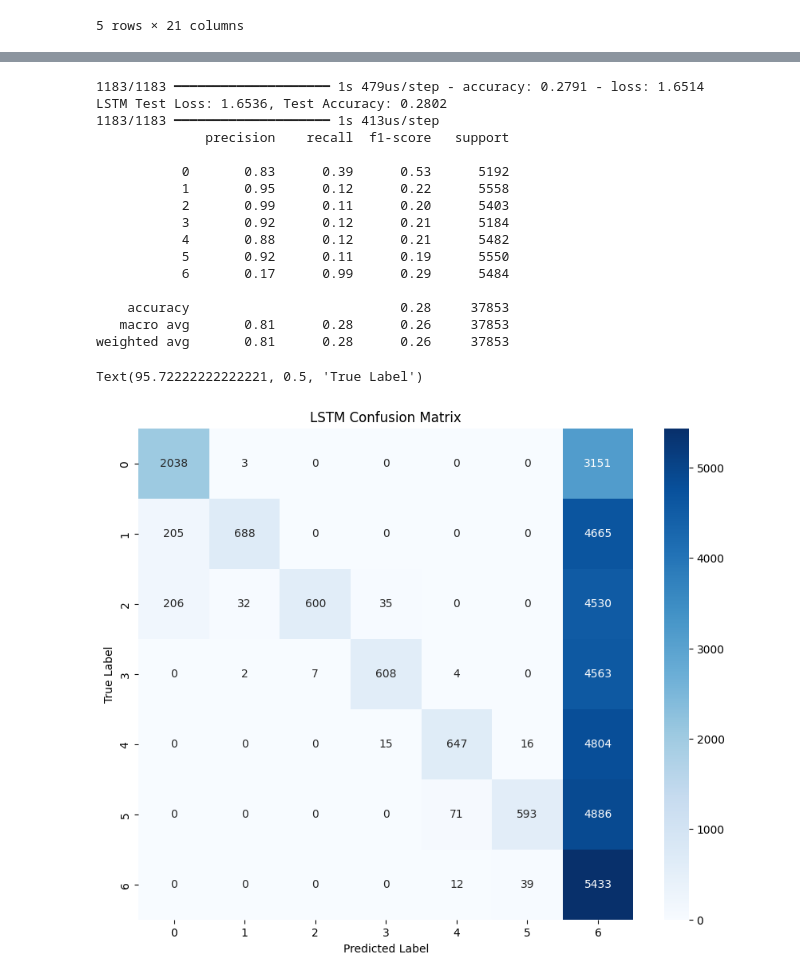
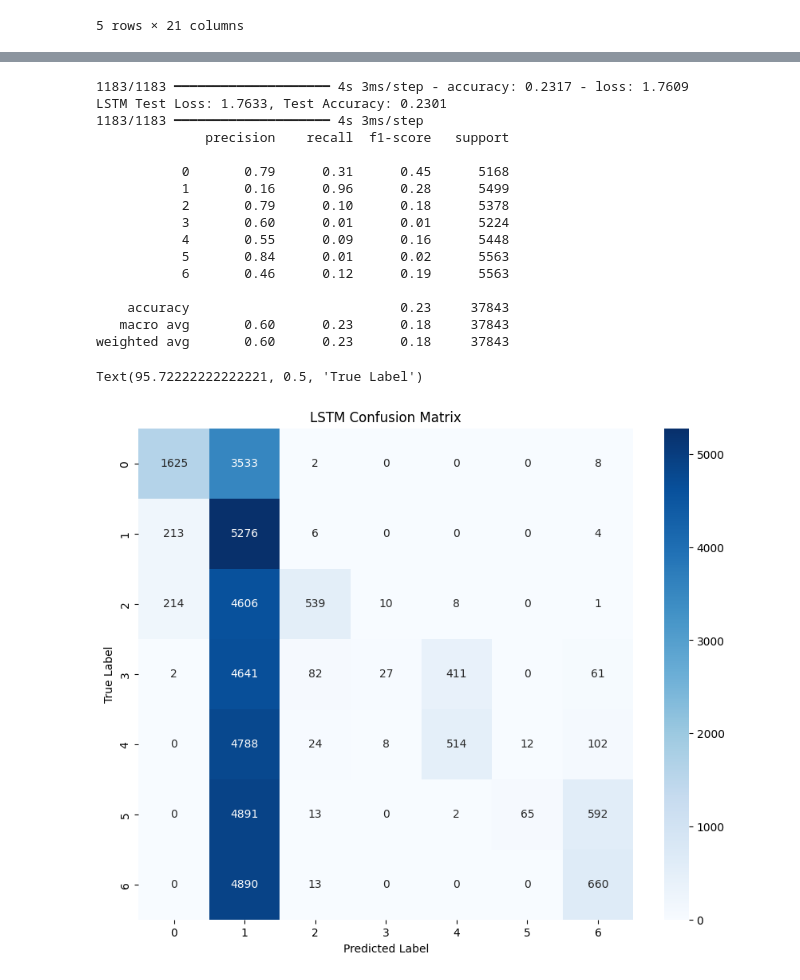
Before and after one commit to nicholastey/gnss_spoof_detector, a Jupyter notebook: spoof_detector/new.ipynb, the cells around one changed output, grey strips where cells are left out. Cells and saved outputs as stored; diff of their text form; code cells hidden in the pictures.

```diff
--- a/spoof_detector/new.ipynb
+++ b/spoof_detector/new.ipynb
@@ -930,0 +934,7 @@ X_val_no_extra_lstm = X_val_no_extra.values.reshape((X_val_no_extra.shape[0], 1,
+# %%
+def create_sequences(X, y, time_steps=10):
+    Xs, ys = [], []
+    for i in range(len(X) - time_steps):
+        Xs.append(X.iloc[i:i + time_steps].values)
+        ys.append(y.iloc[i + time_steps])  # label is at end of window
+    return np.array(Xs), np.array(ys)
@@ -936,21 +1009,32 @@ X_train_lstm.shape
 from tensorflow.keras.layers import LSTM, Dropout, Dense, BatchNormalization, Bidirectional, Input
 from tensorflow.keras.models import Model
 from tensorflow.keras.optimizers import Adam
+from tensorflow.keras.callbacks import ReduceLROnPlateau
 
 def create_lstm_model(input_shape):
     inputs = Input(shape=input_shape)
-    x = LSTM(50, return_sequences=True)(inputs)
+    x = LSTM(64, return_sequences=True)(inputs)
     x = Dropout(0.3)(x)  # Increased dropout
-    # x = LSTM(25, return_sequences=False)(x)
+    x = LSTM(25, return_sequences=False)(x)
     x = Dropout(0.3)(x)  # Increased dropout
-    x = Dense(15, activation='relu')(x)
+    x = Dense(25, activation='relu')(x)
+    x = Dropout(0.3)(x)  # Increased dropout
+    x = Dense(12, activation='relu')(x)
     x = BatchNormalization()(x)  # Batch Normalization
     outputs = Dense(7, activation='softmax')(x)
 
     model = Model(inputs, outputs)
-    optimizer = Adam(learning_rate=0.001)  # Lower learning rate
+    optimizer = Adam(learning_rate=0.01)  # Lower learning rate
     model.compile(optimizer=optimizer, loss='sparse_categorical_crossentropy', metrics=['accuracy'])
 
     return model
+
+lr_schedule = ReduceLROnPlateau(
+    monitor='val_loss',
+    factor=0.5,
+    patience=3,
+    min_lr=1e-6,
+    verbose=1
+)
 # %%
 lstm_model = create_lstm_model((X_train_lstm.shape[1], X_train_lstm.shape[2]))
@@ -961,8 +1041,9 @@ Skipping registering GPU devices...
 # %%
 # Train LSTM model
-lstm_model.fit(X_train_lstm, y_train,
-               validation_data=(X_val_lstm, y_val),
-               epochs=50,
+lstm_model.fit(X_train_lstm, y_train_lstm,
+               validation_data=(X_val_lstm, y_val_lstm),
+               epochs=1,
                batch_size=500,
-               verbose=1)
+               verbose=1,
+               callbacks=[lr_schedule])
 # %% [output]
@@ -986,35 +1051,35 @@ Epoch 50/50
 <keras.src.callbacks.history.History at 0x...>
 # %%
 # Evaluate LSTM model
-lstm_loss, lstm_accuracy = lstm_model.evaluate(X_test_lstm, y_test, verbose=1)
+lstm_loss, lstm_accuracy = lstm_model.evaluate(X_test_lstm, y_test_lstm, verbose=1)
 print(f"LSTM Test Loss: {lstm_loss:.4f}, Test Accuracy: {lstm_accuracy:.4f}")
-y_pred_lstm = np.argmax(lstm_model.predict(X_test_lstm), axis=2)
-print(classification_report(y_test, y_pred_lstm))
-cm_lstm = confusion_matrix(y_test, y_pred_lstm)
+y_pred_lstm = np.argmax(lstm_model.predict(X_test_lstm), axis=1)
+print(classification_report(y_test_lstm, y_pred_lstm))
+cm_lstm = confusion_matrix(y_test_lstm, y_pred_lstm)
 plt.figure(figsize=(10, 8))
 sns.heatmap(cm_lstm, annot=True, fmt='d', cmap='Blues')
 plt.title('LSTM Confusion Matrix')
 plt.xlabel('Predicted Label')
 plt.ylabel('True Label')
 # %% [output]
-1183/1183 ━━━━━━━━━━━━━━━━━━━━ 1s 479us/step - accuracy: 0.2791 - loss: 1.6514
-LSTM Test Loss: 1.6536, Test Accuracy: 0.2802
-1183/1183 ━━━━━━━━━━━━━━━━━━━━ 1s 413us/step
+1183/1183 ━━━━━━━━━━━━━━━━━━━━ 4s 3ms/step - accuracy: 0.2317 - loss: 1.7609
+LSTM Test Loss: 1.7633, Test Accuracy: 0.2301
+1183/1183 ━━━━━━━━━━━━━━━━━━━━ 4s 3ms/step
               precision    recall  f1-score   support
 
-           0       0.83      0.39      0.53      5192
-           1       0.95      0.12      0.22      5558
-           2       0.99      0.11      0.20      5403
-           3       0.92      0.12      0.21      5184
-           4       0.88      0.12      0.21      5482
-           5       0.92      0.11      0.19      5550
-           6       0.17      0.99      0.29      5484
+           0       0.79      0.31      0.45      5168
+           1       0.16      0.96      0.28      5499
+           2       0.79      0.10      0.18      5378
+           3       0.60      0.01      0.01      5224
+           4       0.55      0.09      0.16      5448
+           5       0.84      0.01      0.02      5563
+           6       0.46      0.12      0.19      5563
 
-    accuracy                           0.28     37853
-   macro avg       0.81      0.28      0.26     37853
-weighted avg       0.81      0.28      0.26     37853
+    accuracy                           0.23     37843
+   macro avg       0.60      0.23      0.18     37843
+weighted avg       0.60      0.23      0.18     37843
 Text(95.72222222222221, 0.5, 'True Label')
-[figure, old version]
+[figure, new version]
 # %%
 lstm_model_no_diff = create_lstm_model((X_train_no_diff_lstm.shape[1], X_train_no_diff_lstm.shape[2]))
 lstm_model_no_diff.summary()
```
Also changed, not shown: parts of 18 cells of this notebook.
